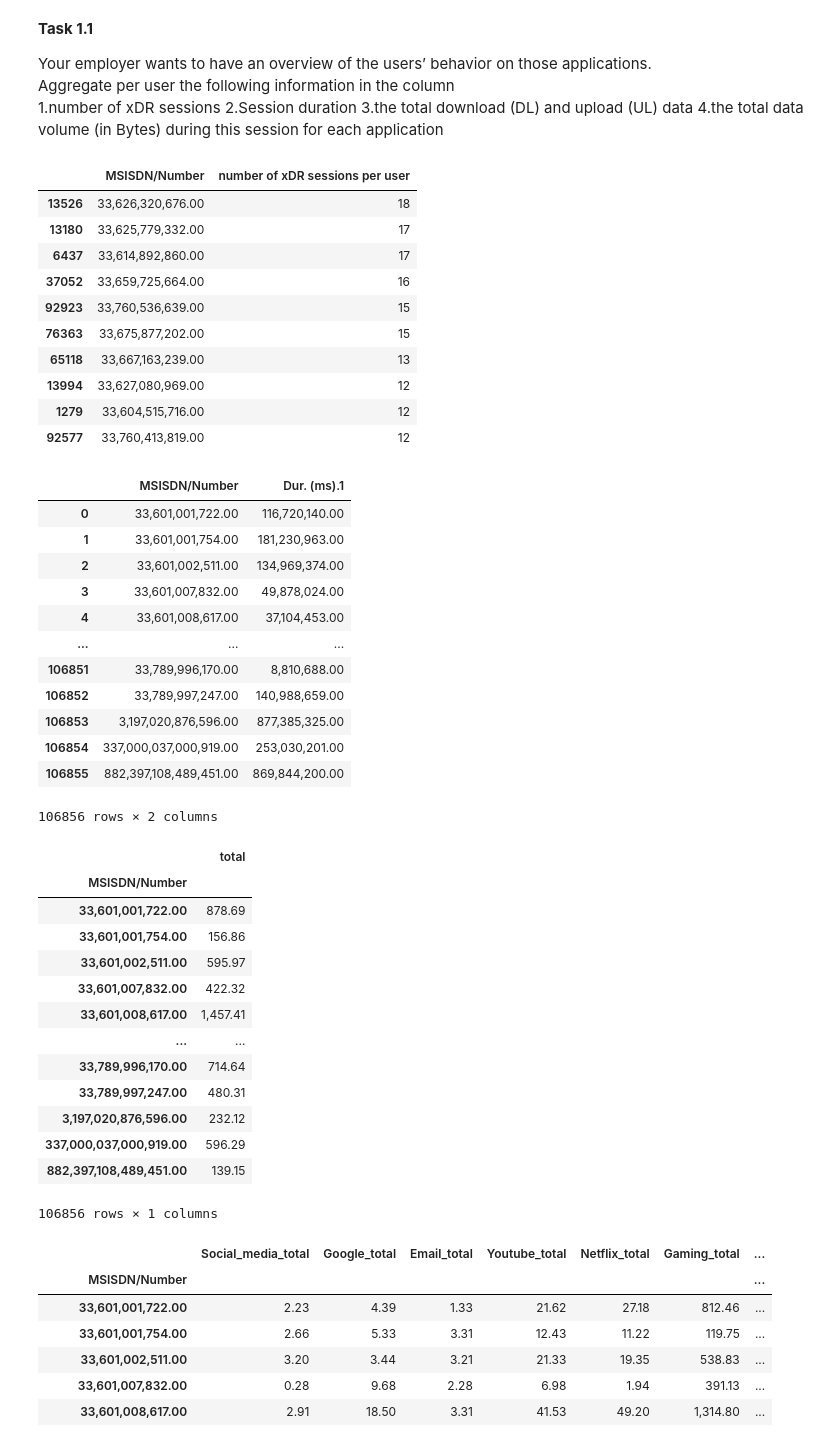
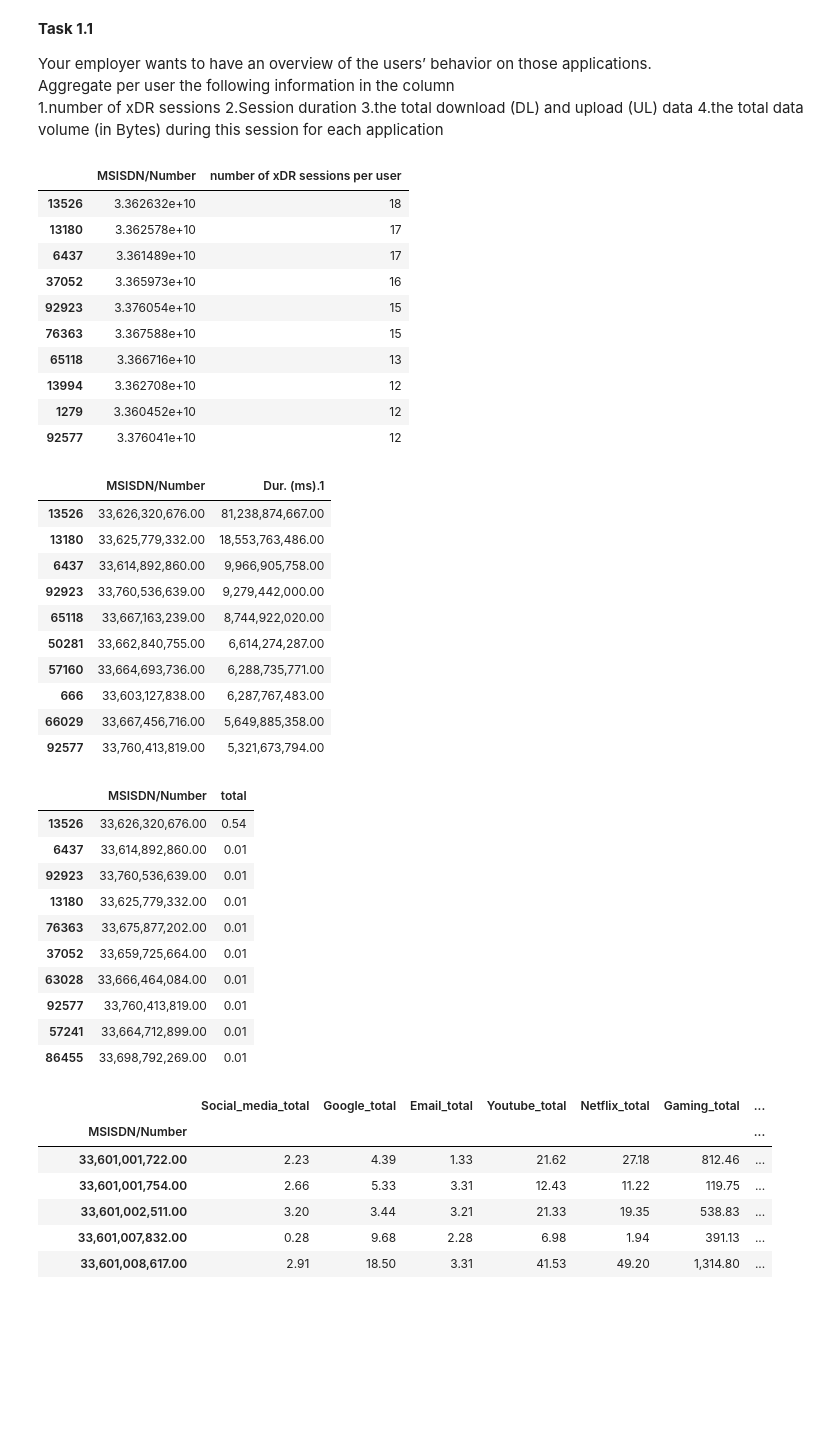
Before and after one commit to joluoch/Telecom_analysis, a Jupyter notebook: notebooks/EDA.ipynb, the cells around one changed output. Saved outputs shown, nothing was run; the diff lists cells and outputs as text; code cells hidden in the pictures; blank space fills up the shorter version.

```diff
--- a/notebooks/EDA.ipynb
+++ b/notebooks/EDA.ipynb
@@ -14,7 +14,7 @@ pd.set_option('max_column', None)
 sns.set_style("darkgrid")
 %matplotlib inline
 # %%
-tel=pd.read_csv(r'C:\Users\Jakinda\Documents\Python Scripts\10Academy\Week1\data\Week1_challenge_data_source(CSV).csv')
+tel=pd.read_csv(r'C:\Users\Jakinda\Documents\Python Scripts\10Academy\Telecom_analysis\data\Week1_challenge_data_source(CSV).csv')
 tel.head()
 # %% [output]
 |  | Bearer Id | Start | Start ms | End | End ms | Dur. (ms) | IMSI | MSISDN/Number | IMEI | ... |
@@ -244,33 +244,31 @@ number_of_xDRsessions =find_agg(tel,'MSISDN/Number','count','number of xDR sessi
 number_of_xDRsessions
 # %% [output]
 |  | MSISDN/Number | number of xDR sessions per user |
-| 13526 | 33,626,320,676.00 | 18 |
-| 13180 | 33,625,779,332.00 | 17 |
-| 6437 | 33,614,892,860.00 | 17 |
-| 37052 | 33,659,725,664.00 | 16 |
-| 92923 | 33,760,536,639.00 | 15 |
-| 76363 | 33,675,877,202.00 | 15 |
-| 65118 | 33,667,163,239.00 | 13 |
-| 13994 | 33,627,080,969.00 | 12 |
-| 1279 | 33,604,515,716.00 | 12 |
-| 92577 | 33,760,413,819.00 | 12 |
+| 13526 | 3.362632e+10 | 18 |
+| 13180 | 3.362578e+10 | 17 |
+| 6437 | 3.361489e+10 | 17 |
+| 37052 | 3.365973e+10 | 16 |
+| 92923 | 3.376054e+10 | 15 |
+| 76363 | 3.367588e+10 | 15 |
+| 65118 | 3.366716e+10 | 13 |
+| 13994 | 3.362708e+10 | 12 |
+| 1279 | 3.360452e+10 | 12 |
+| 92577 | 3.376041e+10 | 12 |
 # %%
-sssiond=tel.groupby('MSISDN/Number', as_index=False).agg({"Dur. (ms).1": "sum"})
+sssiond=tel.groupby('MSISDN/Number', as_index=False).agg({"Dur. (ms).1": "sum"}).sort_values('Dur. (ms).1', ascending= False)[:10]
 sssiond
 # %% [output]
 |  | MSISDN/Number | Dur. (ms).1 |
-| 0 | 33,601,001,722.00 | 116,720,140.00 |
-| 1 | 33,601,001,754.00 | 181,230,963.00 |
-| 2 | 33,601,002,511.00 | 134,969,374.00 |
-| 3 | 33,601,007,832.00 | 49,878,024.00 |
-| 4 | 33,601,008,617.00 | 37,104,453.00 |
-| ... | ... | ... |
-| 106851 | 33,789,996,170.00 | 8,810,688.00 |
-| 106852 | 33,789,997,247.00 | 140,988,659.00 |
-| 106853 | 3,197,020,876,596.00 | 877,385,325.00 |
-| 106854 | 337,000,037,000,919.00 | 253,030,201.00 |
-| 106855 | 882,397,108,489,451.00 | 869,844,200.00 |
+| 13526 | 33,626,320,676.00 | 81,238,874,667.00 |
+| 13180 | 33,625,779,332.00 | 18,553,763,486.00 |
+| 6437 | 33,614,892,860.00 | 9,966,905,758.00 |
+| 92923 | 33,760,536,639.00 | 9,279,442,000.00 |
+| 65118 | 33,667,163,239.00 | 8,744,922,020.00 |
+| 50281 | 33,662,840,755.00 | 6,614,274,287.00 |
+| 57160 | 33,664,693,736.00 | 6,288,735,771.00 |
+| 666 | 33,603,127,838.00 | 6,287,767,483.00 |
+| 66029 | 33,667,456,716.00 | 5,649,885,358.00 |
+| 92577 | 33,760,413,819.00 | 5,321,673,794.00 |
-106856 rows × 2 columns
 # %%
 def format_float(value):
     return f'{value:,.2f}'
@@ -318,25 +316,16 @@ tel['Gaming_total']=convert_bytes_to_megabytes(tel,'Gaming_total')
 tel['Other_total']=convert_bytes_to_megabytes(tel,'Other_total')
 tel['total']=convert_bytes_to_megabytes(tel,'total')
 # %%
-tel.groupby(
-   ['MSISDN/Number']
-).agg(
-    {
-         'total':'sum',
-    }
-)
+tel.groupby('MSISDN/Number',as_index=False).agg({'total':'sum'}).sort_values('total', ascending= False)[:10]
 # %% [output]
-|  | total |
-| MSISDN/Number |  |
-| 33,601,001,722.00 | 878.69 |
-| 33,601,001,754.00 | 156.86 |
-| 33,601,002,511.00 | 595.97 |
-| 33,601,007,832.00 | 422.32 |
-| 33,601,008,617.00 | 1,457.41 |
-| ... | ... |
-| 33,789,996,170.00 | 714.64 |
-| 33,789,997,247.00 | 480.31 |
-| 3,197,020,876,596.00 | 232.12 |
-| 337,000,037,000,919.00 | 596.29 |
-| 882,397,108,489,451.00 | 139.15 |
+|  | MSISDN/Number | total |
+| 13526 | 33,626,320,676.00 | 0.54 |
+| 6437 | 33,614,892,860.00 | 0.01 |
+| 92923 | 33,760,536,639.00 | 0.01 |
+| 13180 | 33,625,779,332.00 | 0.01 |
+| 76363 | 33,675,877,202.00 | 0.01 |
+| 37052 | 33,659,725,664.00 | 0.01 |
+| 63028 | 33,666,464,084.00 | 0.01 |
+| 92577 | 33,760,413,819.00 | 0.01 |
+| 57241 | 33,664,712,899.00 | 0.01 |
+| 86455 | 33,698,792,269.00 | 0.01 |
-106856 rows × 1 columns
```
Also changed, not shown: parts of 9 cells of this notebook.
